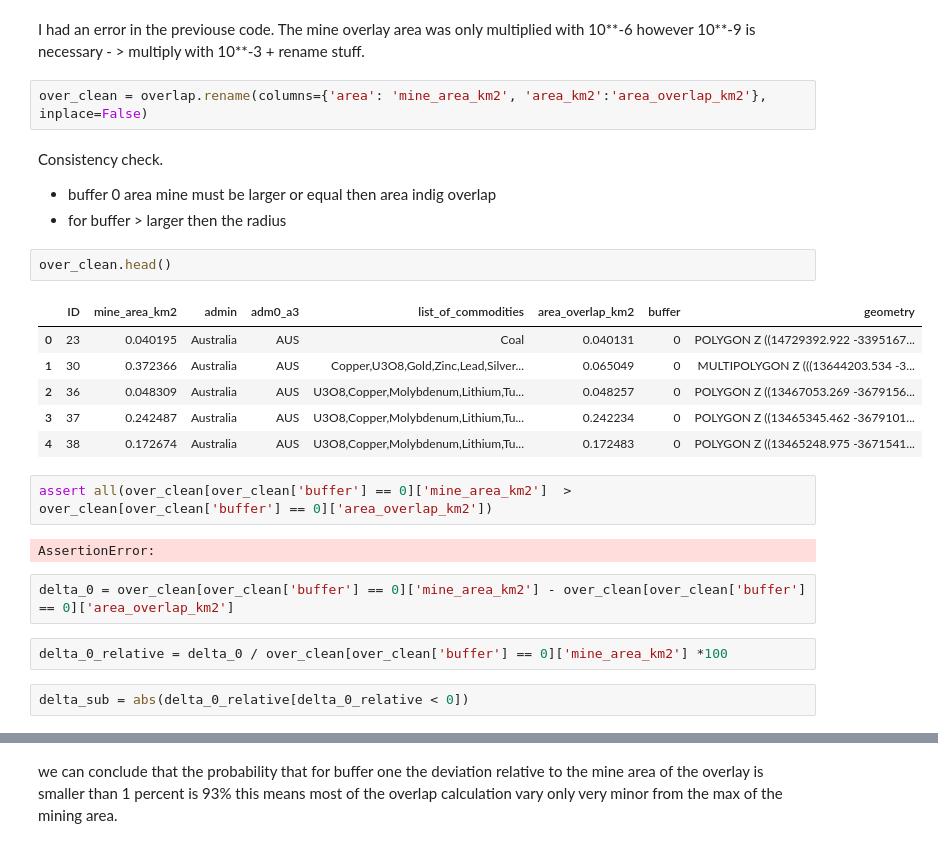
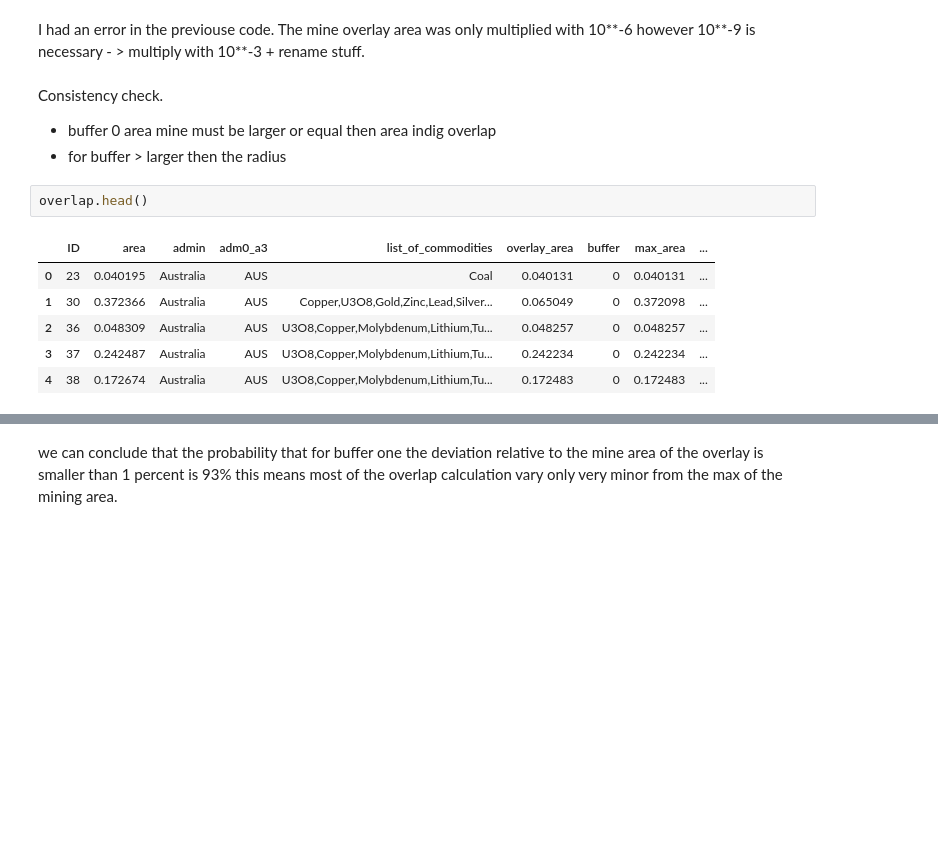
Before and after one commit to cbenitezavila/DCRM, a Jupyter notebook: consistency_check.ipynb, the cells around one changed output, grey strips where cells are left out. Saved outputs shown, nothing was run; the diff lists cells and outputs as text; blank space fills up the shorter version.

```diff
--- a/consistency_check.ipynb
+++ b/consistency_check.ipynb
@@ -19,29 +21,17 @@ from scipy import stats
 overlap = gpd.read_file('data\interm\mine_indig_footprint.gpkg')
 # %% [markdown]
 I had an error in the previouse code. The mine overlay area was only multiplied with 10**-6 however 10**-9 is necessary - > multiply with 10**-3 + rename stuff.
-# %%
-over_clean = overlap.rename(columns={'area': 'mine_area_km2', 'area_km2':'area_overlap_km2'}, inplace=False)
 # %% [markdown]
 Consistency check.
 
 * buffer 0 area mine must be larger or equal then area indig overlap
 * for buffer > larger then the radius
 # %%
-over_clean.head()
+overlap.head()
 # %% [output]
-|  | ID | mine_area_km2 | admin | adm0_a3 | list_of_commodities | area_overlap_km2 | buffer | geometry |
-| 0 | 23 | 0.040195 | Australia | AUS | Coal | 0.040131 | 0 | POLYGON Z ((14729392.922 -3395167... |
-| 1 | 30 | 0.372366 | Australia | AUS | Copper,U3O8,Gold,Zinc,Lead,Silver... | 0.065049 | 0 | MULTIPOLYGON Z (((13644203.534 -3... |
-| 2 | 36 | 0.048309 | Australia | AUS | U3O8,Copper,Molybdenum,Lithium,Tu... | 0.048257 | 0 | POLYGON Z ((13467053.269 -3679156... |
-| 3 | 37 | 0.242487 | Australia | AUS | U3O8,Copper,Molybdenum,Lithium,Tu... | 0.242234 | 0 | POLYGON Z ((13465345.462 -3679101... |
-| 4 | 38 | 0.172674 | Australia | AUS | U3O8,Copper,Molybdenum,Lithium,Tu... | 0.172483 | 0 | POLYGON Z ((13465248.975 -3671541... |
+|  | ID | area | admin | adm0_a3 | list_of_commodities | overlay_area | buffer | max_area | ... |
+| 0 | 23 | 0.040195 | Australia | AUS | Coal | 0.040131 | 0 | 0.040131 | ... |
+| 1 | 30 | 0.372366 | Australia | AUS | Copper,U3O8,Gold,Zinc,Lead,Silver... | 0.065049 | 0 | 0.372098 | ... |
+| 2 | 36 | 0.048309 | Australia | AUS | U3O8,Copper,Molybdenum,Lithium,Tu... | 0.048257 | 0 | 0.048257 | ... |
+| 3 | 37 | 0.242487 | Australia | AUS | U3O8,Copper,Molybdenum,Lithium,Tu... | 0.242234 | 0 | 0.242234 | ... |
+| 4 | 38 | 0.172674 | Australia | AUS | U3O8,Copper,Molybdenum,Lithium,Tu... | 0.172483 | 0 | 0.172483 | ... |
-# %%
-assert all(over_clean[over_clean['buffer'] == 0]['mine_area_km2']  > over_clean[over_clean['buffer'] == 0]['area_overlap_km2'])
-# %% [output]
-AssertionError:
-# %%
-delta_0 = over_clean[over_clean['buffer'] == 0]['mine_area_km2'] - over_clean[over_clean['buffer'] == 0]['area_overlap_km2']
-# %%
-delta_0_relative = delta_0 / over_clean[over_clean['buffer'] == 0]['mine_area_km2'] *100
-# %%
-delta_sub = abs(delta_0_relative[delta_0_relative < 0])
```
Also changed, not shown: parts of 27 cells of this notebook, 2 other files.
